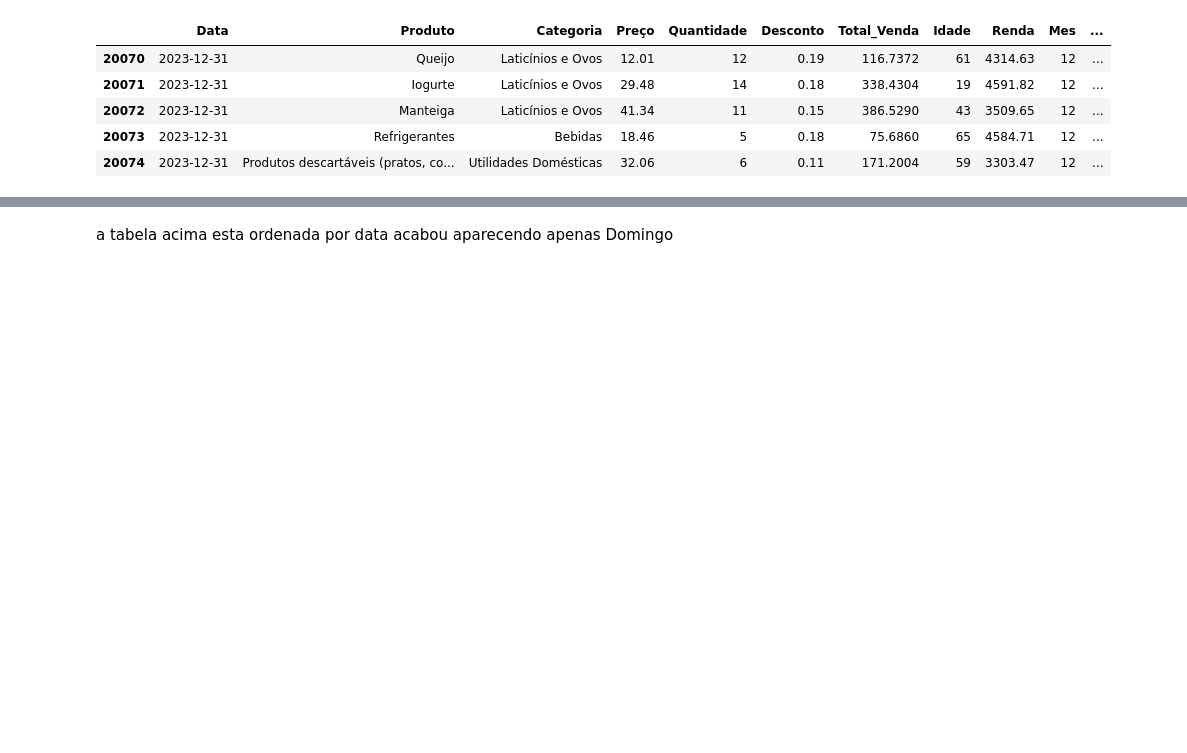
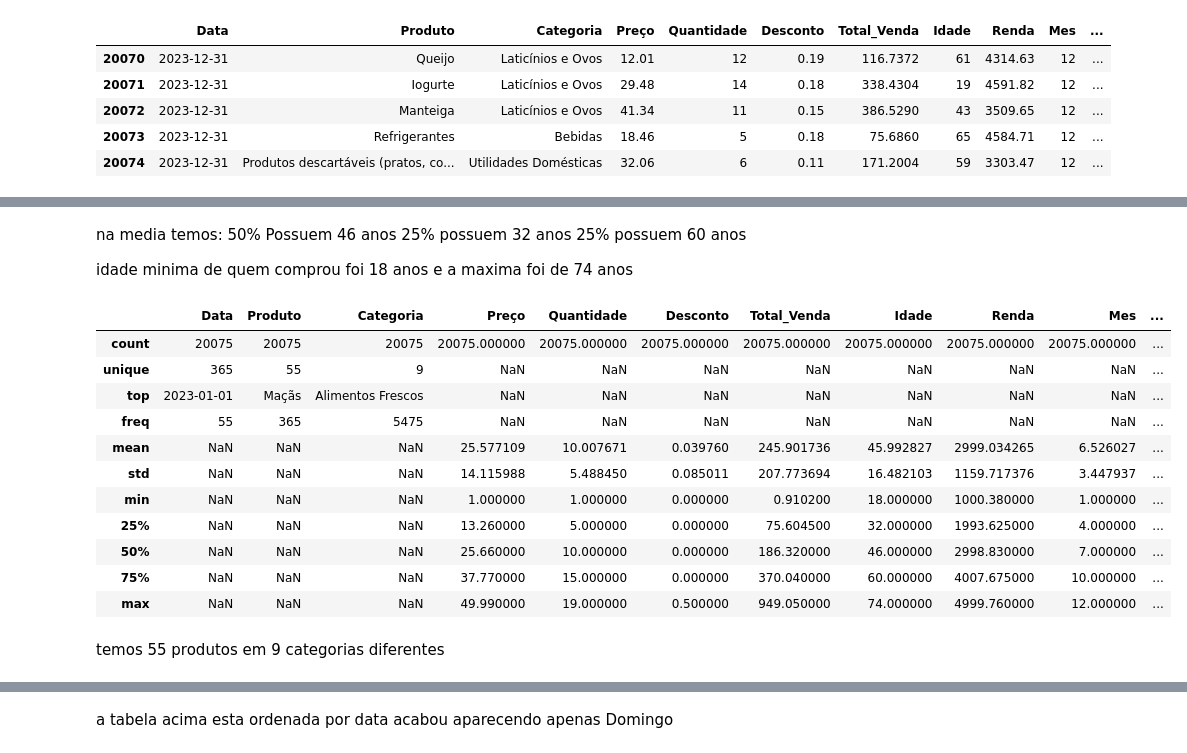
Before and after one commit to fabiojangelni/projeto_analise_exploratoria, a Jupyter notebook: analise_exploratoria_vendas_projeto.ipynb, the cells around one changed output, grey strips where cells are left out. Saved outputs shown, nothing was run; the diff lists cells and outputs as text; code cells hidden in the pictures; blank space fills up the shorter version.

```diff
--- a/analise_exploratoria_vendas_projeto.ipynb
+++ b/analise_exploratoria_vendas_projeto.ipynb
@@ -49,0 +62,24 @@ Período: 2023-01-01 a 2023-12-31 | Valores ausentes: 0
+# %% [markdown]
+na media temos:
+50% Possuem 46 anos
+25% possuem 32 anos
+25% possuem 60 anos
+
+idade minima de quem comprou foi 18 anos e a maxima foi de 74 anos
+# %%
+df.describe(include="all")
+# %% [output]
+|  | Data | Produto | Categoria | Preço | Quantidade | Desconto | Total_Venda | Idade | Renda | Mes | ... |
+| count | 20075 | 20075 | 20075 | 20075.000000 | 20075.000000 | 20075.000000 | 20075.000000 | 20075.000000 | 20075.000000 | 20075.000000 | ... |
+| unique | 365 | 55 | 9 | NaN | NaN | NaN | NaN | NaN | NaN | NaN | ... |
+| top | 2023-01-01 | Maçãs | Alimentos Frescos | NaN | NaN | NaN | NaN | NaN | NaN | NaN | ... |
+| freq | 55 | 365 | 5475 | NaN | NaN | NaN | NaN | NaN | NaN | NaN | ... |
+| mean | NaN | NaN | NaN | 25.577109 | 10.007671 | 0.039760 | 245.901736 | 45.992827 | 2999.034265 | 6.526027 | ... |
+| std | NaN | NaN | NaN | 14.115988 | 5.488450 | 0.085011 | 207.773694 | 16.482103 | 1159.717376 | 3.447937 | ... |
+| min | NaN | NaN | NaN | 1.000000 | 1.000000 | 0.000000 | 0.910200 | 18.000000 | 1000.380000 | 1.000000 | ... |
+| 25% | NaN | NaN | NaN | 13.260000 | 5.000000 | 0.000000 | 75.604500 | 32.000000 | 1993.625000 | 4.000000 | ... |
+| 50% | NaN | NaN | NaN | 25.660000 | 10.000000 | 0.000000 | 186.320000 | 46.000000 | 2998.830000 | 7.000000 | ... |
+| 75% | NaN | NaN | NaN | 37.770000 | 15.000000 | 0.000000 | 370.040000 | 60.000000 | 4007.675000 | 10.000000 | ... |
+| max | NaN | NaN | NaN | 49.990000 | 19.000000 | 0.500000 | 949.050000 | 74.000000 | 4999.760000 | 12.000000 | ... |
+# %% [markdown]
+temos 55 produtos em 9 categorias diferentes
```
Also changed, not shown: parts of 3 cells of this notebook.
